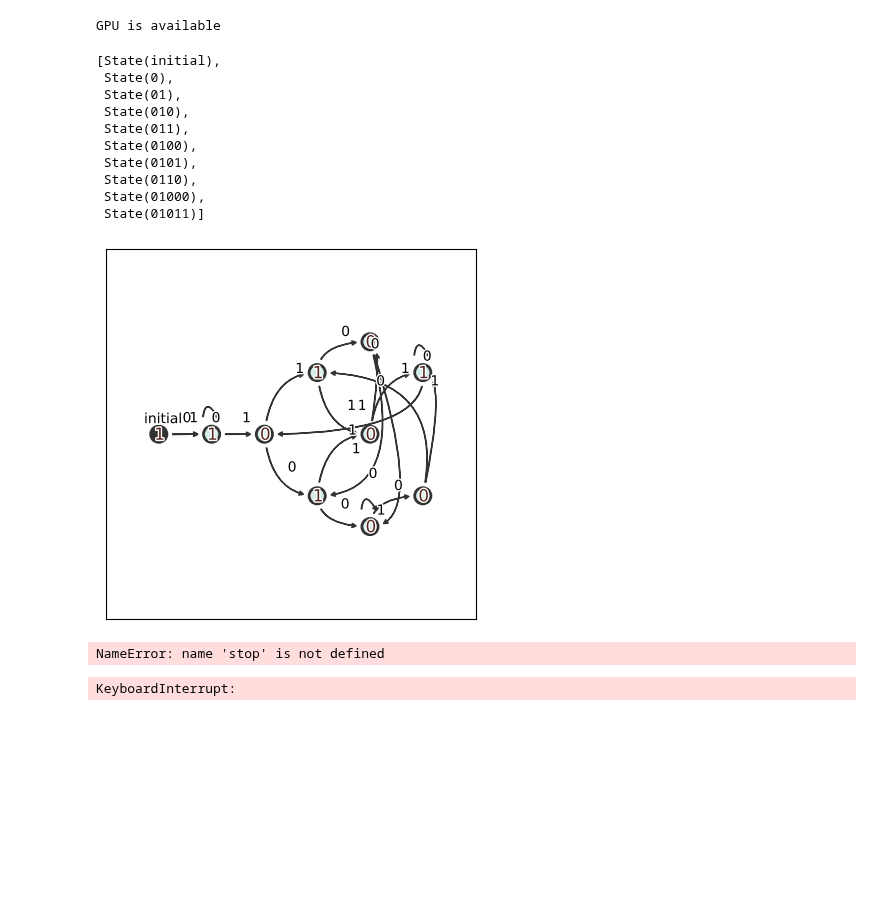
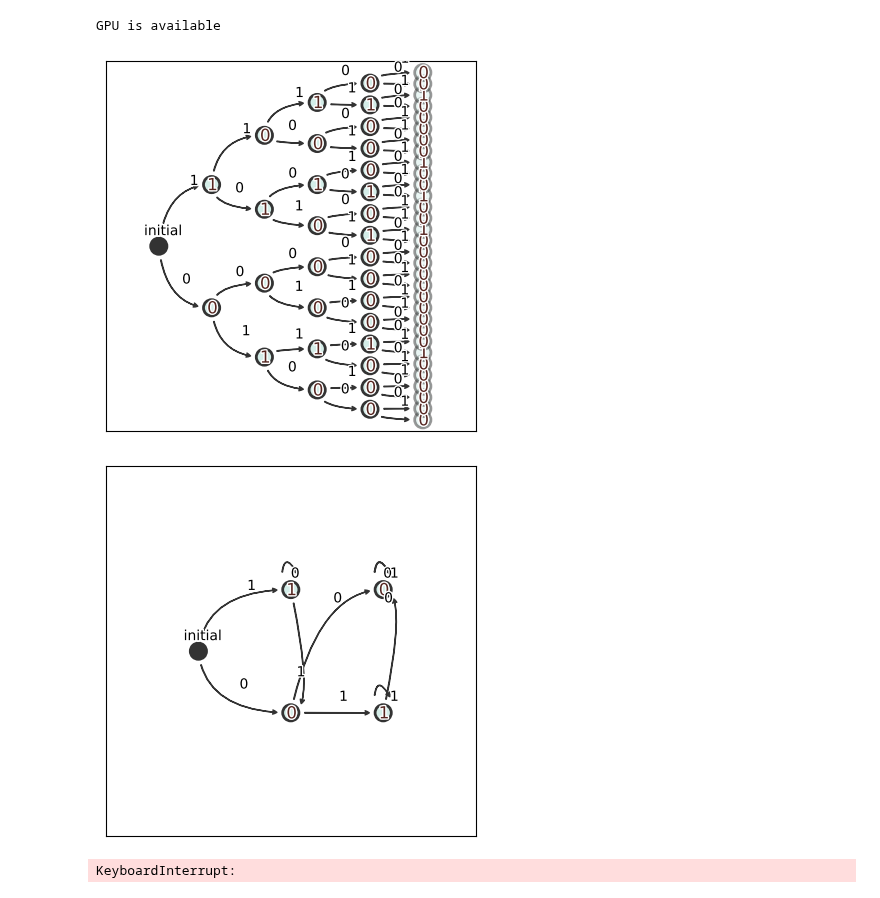
Before and after one commit to loekvanrossem/rnn_structure, a Jupyter notebook: parity/random.ipynb, the cells around one changed output. Drawn from its saved outputs; the diff is of its cells as text; code cells hidden in the pictures; blank space fills up the shorter version.

```diff
--- a/parity/random.ipynb
+++ b/parity/random.ipynb
@@ -92,26 +91,15 @@ analysis_data = [
     for length in analysis_seq_lengths
 ]
 tracked_datasets = validation_datasets + analysis_data + training_datasets
-# %%
-automaton = gen_rand_automaton(["0", "1"], [[1, 0], [0, 1]], 10)
-display_automata(automaton)
-automaton.states
-# %% [output]
-[State(initial),
- State(0),
- State(01),
- State(010),
- State(011),
- State(0100),
- State(0101),
- State(0110),
- State(01000),
- State(01011)]
-[figure, removed]
-# %%
-stop
-# %% [output]
-NameError: name 'stop' is not defined
+# %%
+tree = gen_tree([0, 1], lambda x: automaton.compute(list(map(int, x))), 5)
+display_automata(tree)
+# %% [output]
+[figure, added]
+# %%
+display_automata(automaton)
+# %% [output]
+[figure, added]
 # %%
 ## Instantiate model
 model = Model(
```
Also changed, not shown: parts of 10 cells of this notebook, 3 other files.
